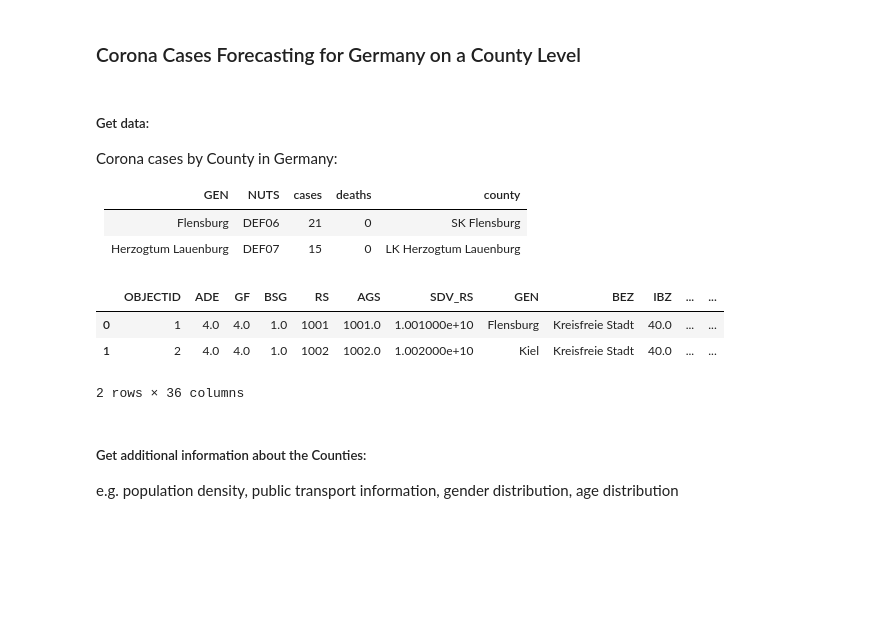
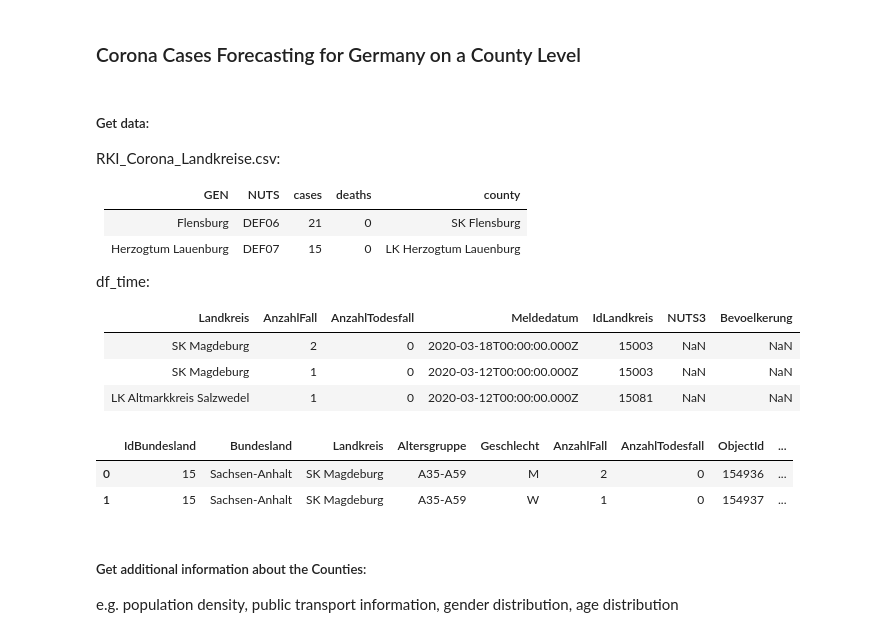
Before and after one commit to paulttt/SARS-CoV-2, a Jupyter notebook: Visualization.ipynb, the cells around one changed output. Cells and saved outputs as stored; diff of their text form; code cells hidden in the pictures; blank space fills up the shorter version.

```diff
--- a/Visualization.ipynb
+++ b/Visualization.ipynb
@@ -2,22 +2,31 @@
 ### Corona Cases Forecasting for Germany on a County Level
 # %% [markdown]
 ##### Get data:
-Corona cases by County in Germany:
+RKI_Corona_Landkreise.csv:
 
 GEN                   | NUTS  | cases | deaths | county
 --------------------- | ----- | ----- | ------ | ----------
 Flensburg             | DEF06 | 21    | 0      |  SK Flensburg <br>
 Herzogtum Lauenburg   | DEF07 | 15    | 0      |  LK Herzogtum Lauenburg
+
+
+df_time:
+
+Landkreis                 | AnzahlFall | AnzahlTodesfall | Meldedatum               | IdLandkreis | NUTS3  | Bevoelkerung
+------------------------- | ---------- | --------------- | ------------------------ | ----------- | ------ | ------------
+SK Magdeburg              | 2          | 0               | 2020-03-18T00:00:00.000Z | 15003       | NaN    | NaN
+SK Magdeburg              | 1          | 0               | 2020-03-12T00:00:00.000Z | 15003       | NaN    | NaN
+LK Altmarkkreis Salzwedel | 1          | 0               | 2020-03-12T00:00:00.000Z | 15081       | NaN    | NaN
 # %%
 import pandas as pd
-data = pd.read_csv("data/RKI_Corona_Landkreise.csv")
-data.head(2)
+#data = pd.read_csv("data/RKI_Corona_Landkreise.csv")
+df_time = pd.read_csv("data/df_time.csv")
+df_time.head(2)
 #data.describe()
 # %% [output]
-|  | OBJECTID | ADE | GF | BSG | RS | AGS | SDV_RS | GEN | BEZ | IBZ | ... | ... |
-| 0 | 1 | 4.0 | 4.0 | 1.0 | 1001 | 1001.0 | 1.001000e+10 | Flensburg | Kreisfreie Stadt | 40.0 | ... | ... |
-| 1 | 2 | 4.0 | 4.0 | 1.0 | 1002 | 1002.0 | 1.002000e+10 | Kiel | Kreisfreie Stadt | 40.0 | ... | ... |
+|  | IdBundesland | Bundesland | Landkreis | Altersgruppe | Geschlecht | AnzahlFall | AnzahlTodesfall | ObjectId | ... |
+| 0 | 15 | Sachsen-Anhalt | SK Magdeburg | A35-A59 | M | 2 | 0 | 154936 | ... |
+| 1 | 15 | Sachsen-Anhalt | SK Magdeburg | A35-A59 | W | 1 | 0 | 154937 | ... |
-2 rows × 36 columns
 # %% [markdown]
 ##### Get additional information about the Counties:
 e.g. population density, public transport information, gender distribution, age distribution
```
Also changed, not shown: parts of 7 cells of this notebook.
